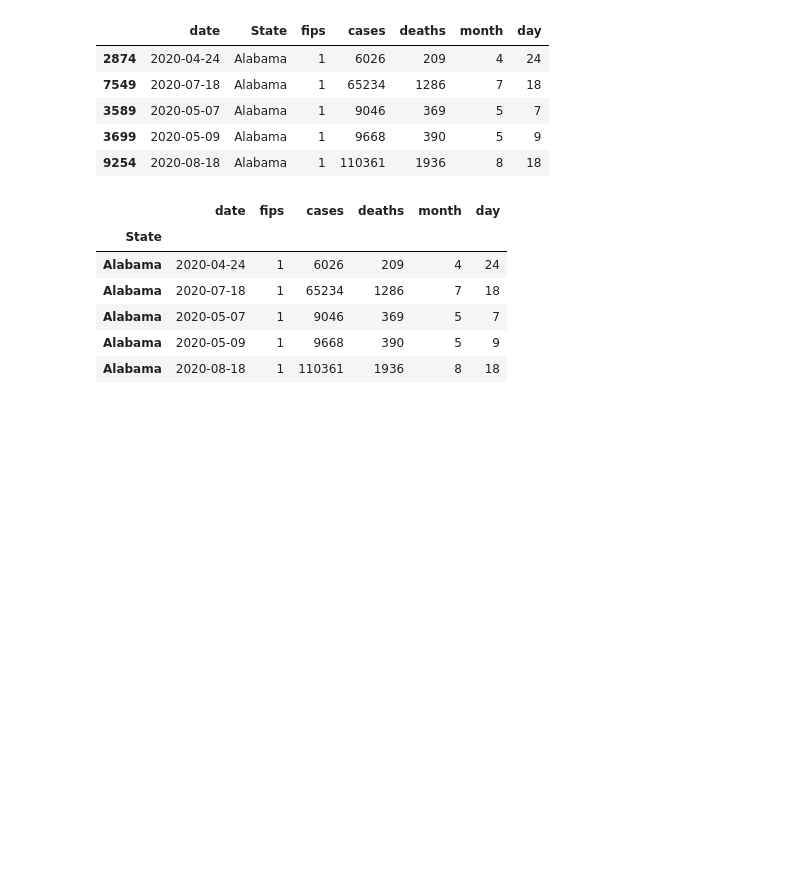
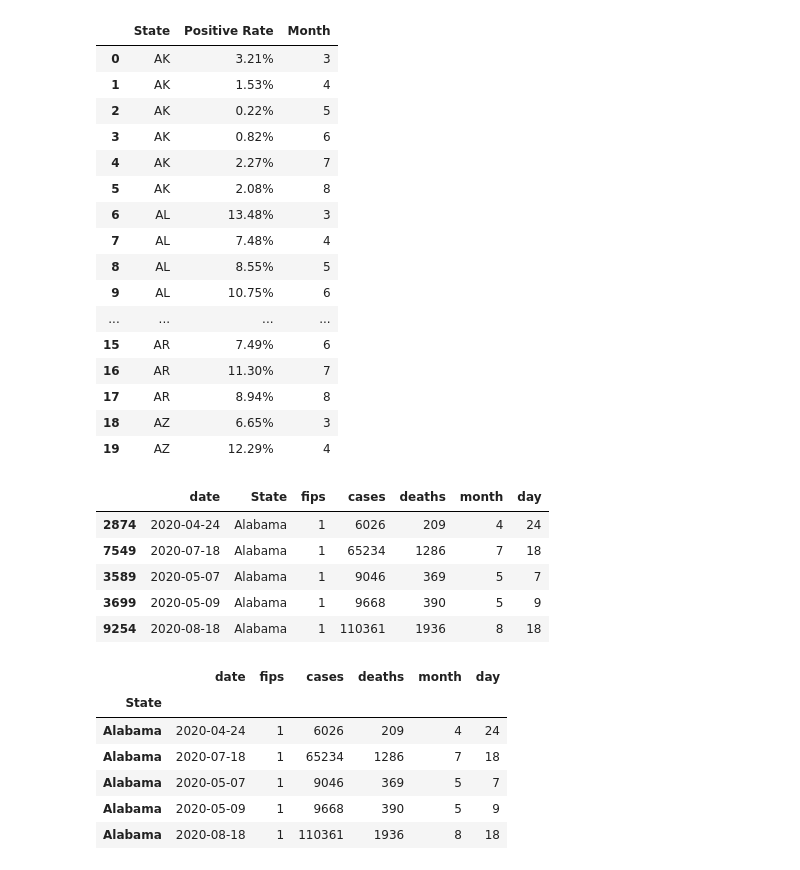
Before and after one commit to jamisonunruh24/Project-1, a Jupyter notebook: Project_Working_Data.ipynb, the cells around one changed output. Saved outputs shown, nothing was run; the diff lists cells and outputs as text; code cells hidden in the pictures; blank space fills up the shorter version.

```diff
--- a/Project_Working_Data.ipynb
+++ b/Project_Working_Data.ipynb
@@ -37,3 +51,41 @@ total_cases_by_state = []
 for state in states:
     state_case = state_daily_data.loc[state_daily_data["state"] == state]
     total_cases_by_state.append(state_case["positive"].sum())
+# %%
+#loop for finding positive rate per month
+
+
+months = [1,2,3,4,5,6,7,8]
+positive_rates = []
+state_list = []
+month_list = []
+
+for state in states:
+
+    single_state = state_daily_data.loc[state_daily_data["state"] == state]
+    single_state['date'] = pd.to_datetime(single_state['date'], format='%Y%m%d')
+    single_state = single_state.sort_values("date")
+    single_state['month'] = pd.DatetimeIndex(single_state['date']).month
+    single_state['day'] = pd.DatetimeIndex(single_state['date']).day
+    for month in months:
+        print(state)
+        try:
+            single_month = single_state.loc[single_state["month"] == month]
+            single_month = single_month.reset_index()
+            first_row = single_month.iloc[0]
+            last_row = single_month.iloc[-1]
+            month_pos = int(last_row["positive"]) - int(first_row["positive"])
+            month_tot = int(last_row["posNeg"]) - int(first_row["posNeg"])
+            positive_rate = month_pos / month_tot
+            positive_rate = "{:.2%}".format(positive_rate)
+            positive_rates.append(positive_rate)
+            state_list.append(state)
+            month_list.append(month)
+
+
+        except IndexError:
+            print("no data for this month")
+        except ValueError:
+            print("value issue")
+        except ZeroDivisionError:
+            print("month total = 0")
@@ -40,3 +115,28 @@ for state in states:
+# %%
+pos_rates_df = pd.DataFrame({
+    "State": state_list,
+    "Positive Rate": positive_rates,
+    "Month": month_list
+})
+pos_rates_df.head(20)
+# %% [output]
+|  | State | Positive Rate | Month |
+| 0 | AK | 3.21% | 3 |
+| 1 | AK | 1.53% | 4 |
+| 2 | AK | 0.22% | 5 |
+| 3 | AK | 0.82% | 6 |
+| 4 | AK | 2.27% | 7 |
+| 5 | AK | 2.08% | 8 |
+| 6 | AL | 13.48% | 3 |
+| 7 | AL | 7.48% | 4 |
+| 8 | AL | 8.55% | 5 |
+| 9 | AL | 10.75% | 6 |
+| ... | ... | ... | ... |
+| 15 | AR | 7.49% | 6 |
+| 16 | AR | 11.30% | 7 |
+| 17 | AR | 8.94% | 8 |
+| 18 | AZ | 6.65% | 3 |
+| 19 | AZ | 12.29% | 4 |
 # %%
 #States total population
 state_pop = []
```
Also changed, not shown: parts of 3 cells of this notebook.
